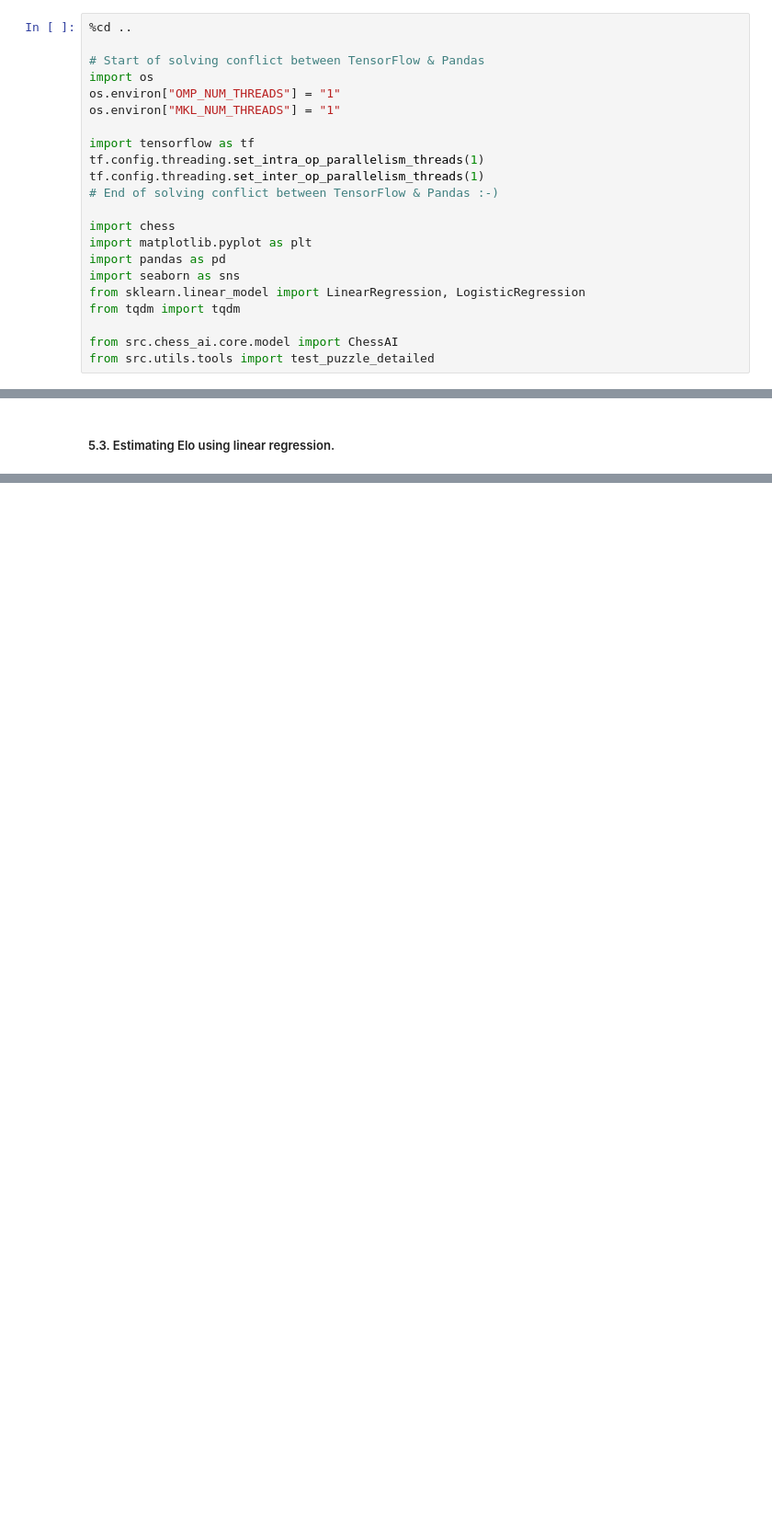
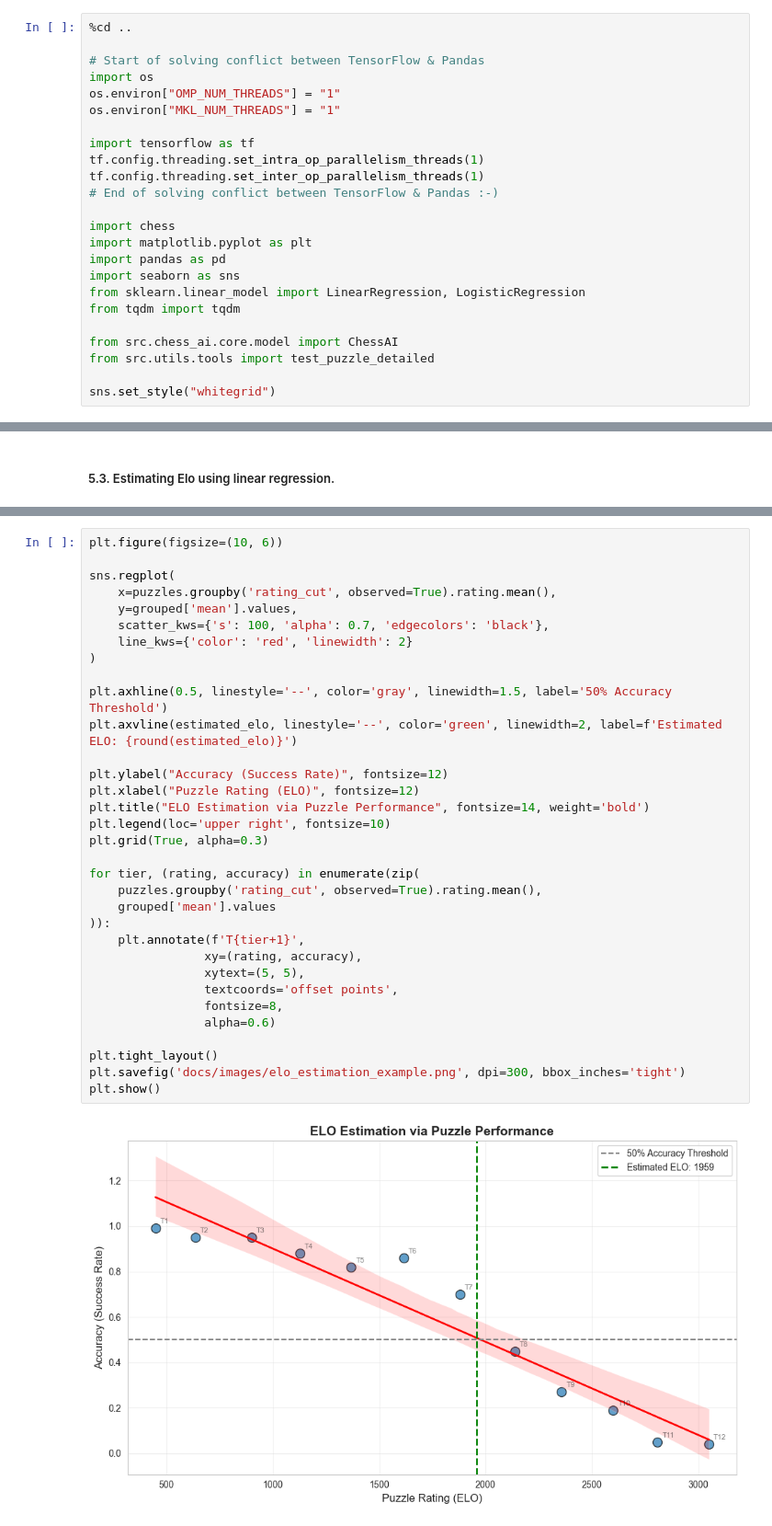
Before and after one commit to mateuszgrzyb-pl/searchless-chess, a Jupyter notebook: notebooks/03_testing_model_elo_on_lichess_puzzles.ipynb, the cells around one changed output, grey strips where cells are left out. Shown at 92% size. Saved outputs shown, nothing was run; the diff lists cells and outputs as text; blank space fills up the shorter version.

```diff
--- a/notebooks/03_testing_model_elo_on_lichess_puzzles.ipynb
+++ b/notebooks/03_testing_model_elo_on_lichess_puzzles.ipynb
@@ -22,6 +22,8 @@ from tqdm import tqdm
 
 from src.chess_ai.core.model import ChessAI
 from src.utils.tools import test_puzzle_detailed
+
+sns.set_style("whitegrid")
 # %% [output]
 /Users/mateuszgrzyb/projekty/searchless_chess
 # %% [markdown]
@@ -106,0 +95,35 @@ Estimated ELO: 1711.83
+# %%
+plt.figure(figsize=(10, 6))
+
+sns.regplot(
+    x=puzzles.groupby('rating_cut', observed=True).rating.mean(),
+    y=grouped['mean'].values,
+    scatter_kws={'s': 100, 'alpha': 0.7, 'edgecolors': 'black'},
+    line_kws={'color': 'red', 'linewidth': 2}
+)
+
+plt.axhline(0.5, linestyle='--', color='gray', linewidth=1.5, label='50% Accuracy Threshold')
+plt.axvline(estimated_elo, linestyle='--', color='green', linewidth=2, label=f'Estimated ELO: {round(estimated_elo)}')
+
+plt.ylabel("Accuracy (Success Rate)", fontsize=12)
+plt.xlabel("Puzzle Rating (ELO)", fontsize=12)
+plt.title("ELO Estimation via Puzzle Performance", fontsize=14, weight='bold')
+plt.legend(loc='upper right', fontsize=10)
+plt.grid(True, alpha=0.3)
+
+for tier, (rating, accuracy) in enumerate(zip(
+    puzzles.groupby('rating_cut', observed=True).rating.mean(),
+    grouped['mean'].values
+)):
+    plt.annotate(f'T{tier+1}',
+                xy=(rating, accuracy),
+                xytext=(5, 5),
+                textcoords='offset points',
+                fontsize=8,
+                alpha=0.6)
+
+plt.tight_layout()
+plt.savefig('docs/images/elo_estimation_example.png', dpi=300, bbox_inches='tight')
+plt.show()
+# %% [output]
+[figure, added]
```
Also changed, not shown: parts of 4 cells of this notebook, 2 other files.
